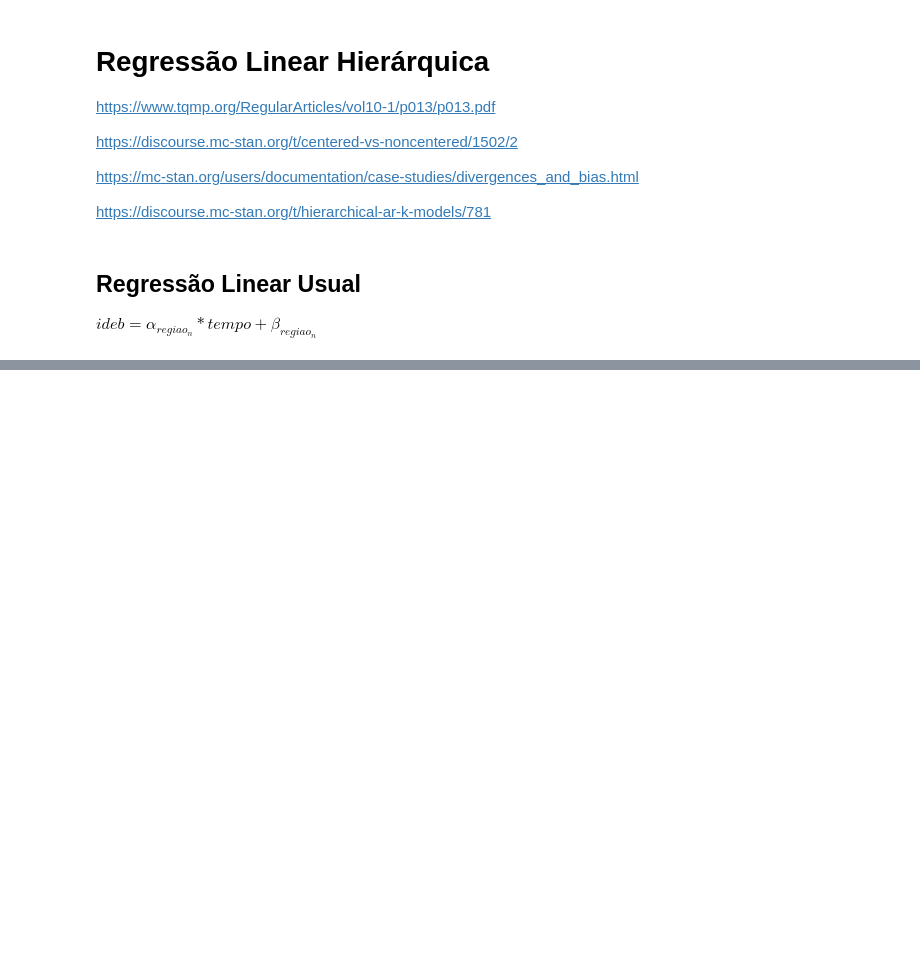
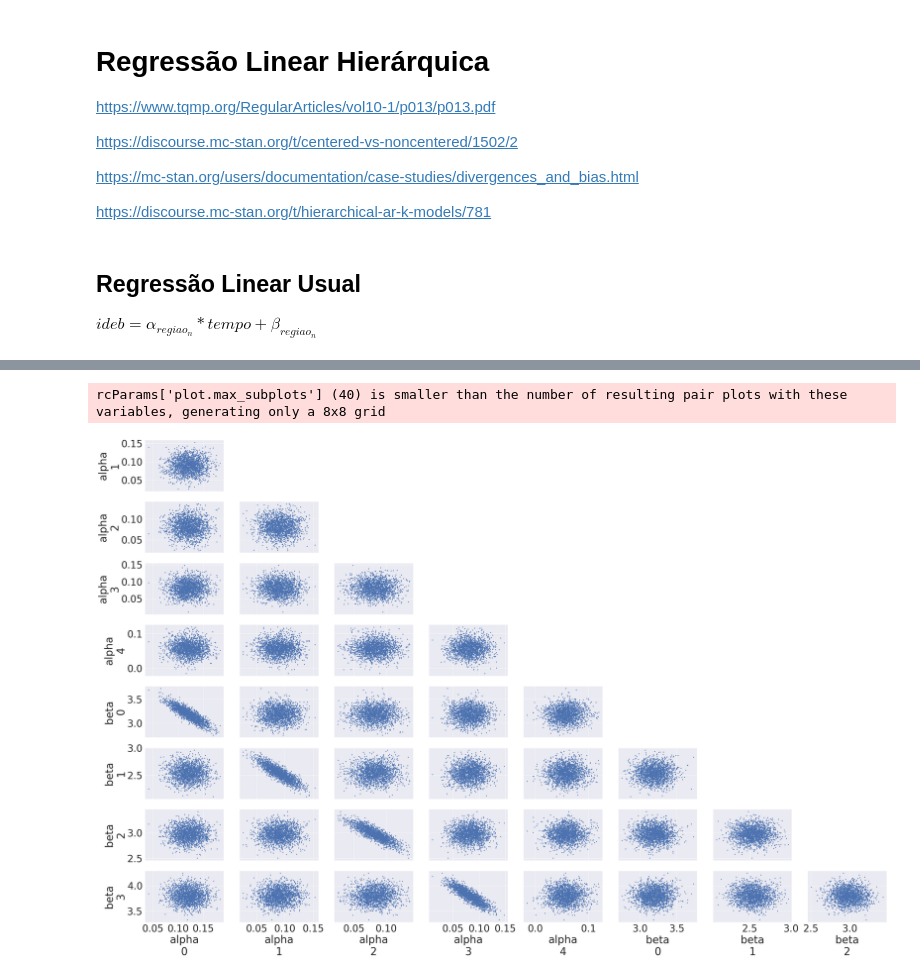
Before and after one commit to luizapozzobon/ia368aa, a Jupyter notebook: notebooks/04_stan.ipynb, the cells around one changed output, grey strips where cells are left out. Saved outputs shown, nothing was run; the diff lists cells and outputs as text; code cells hidden in the pictures; blank space fills up the shorter version.

```diff
--- a/notebooks/04_stan.ipynb
+++ b/notebooks/04_stan.ipynb
@@ -398,0 +596,8 @@ ValueError: array must not contain infs or NaNs
+# %%
+az.plot_pair(
+    region_hierarchy, var_names=["alpha", "beta"], divergences=True, textsize=40
+)
+plt.show()
+# %% [output]
+rcParams['plot.max_subplots'] (40) is smaller than the number of resulting pair plots with these variables, generating only a 8x8 grid
+[figure, added]
```
Also changed, not shown: parts of 23 cells of this notebook.
